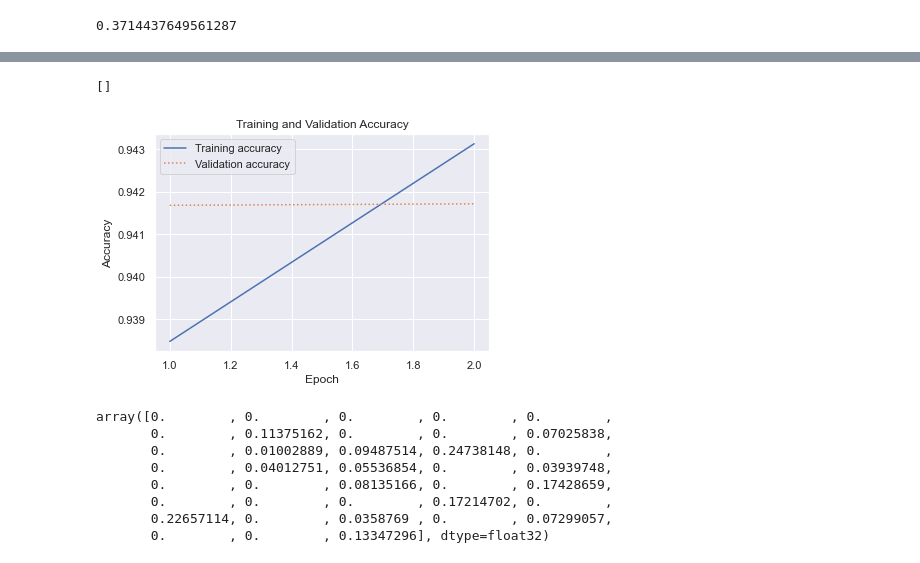
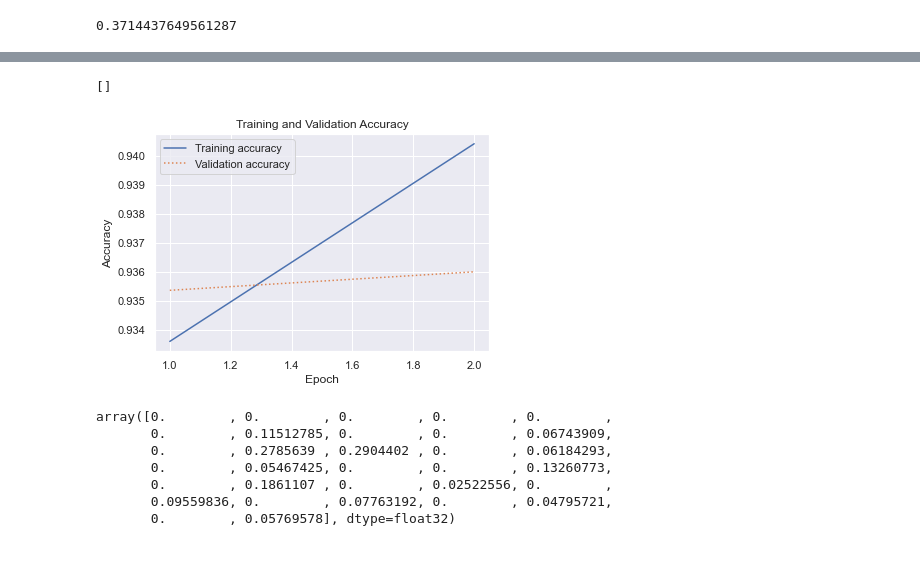
Before and after one commit to steven-lm/Genre-Classifier, a Jupyter notebook: notebook.ipynb, the cells around one changed output, grey strips where cells are left out. Cells and saved outputs as stored; diff of their text form; code cells hidden in the pictures.

```diff
--- a/notebook.ipynb
+++ b/notebook.ipynb
@@ -186,0 +196,13 @@ len(set(all_genres))
+# %%
+def clean_fiction(Genres):
+    for i in Genres:
+        if i in fiction_sub:
+            if 'Fantasy' not in Genres:
+                Genres.append('Fantasy')
+                Genres.remove(i)
+            else:
+                Genres.remove(i)
+    return Genres
+# %%
+df['Genres'] = df['Genres'].apply(lambda x: clean_fiction(x))
+df['Genres'] = df['Genres'].apply(lambda x: clean_fiction(x))
@@ -261,6 +310,9 @@ def remove_stopwords(text):
 
     # remove all stopwords
     text = [word for word in text_tokens if word not in cachedStopWords]
+
+    # remove words with less than 3 characters
+    text = [word for word in text if len(word) >= 3]
     text = ' '.join(text)
 
     return text
@@ -396,8 +439,10 @@ def build_model():
     model = Sequential()
     model.add(Embedding(max_features, embedding_vector_length, input_length=500))
     model.add(Flatten())
-    model.add(Dense(38, activation='relu'))
-    model.add(Dense(38, activation='relu'))
-    model.compile(loss='binary_crossentropy',optimizer='adam', metrics=['accuracy'])
+    model.add(Dense(32, activation='relu'))
+    model.add(Dropout(0.3))
+    model.add(Dense(32, activation='relu'))
+    #model.add(Dense(38, activation='softmax'))
+    model.compile(loss='binary_crossentropy',optimizer='RMSprop', metrics=['accuracy'])
     print(model.summary())
     return model
@@ -476,21 +498,21 @@ Epoch 2/2
 # %%
 import seaborn as sns
 import matplotlib.pyplot as plt
 %matplotlib inline
 
 sns.set()
-acc = hist.history['accuracy']
-val = hist.history['val_accuracy']
+acc = final_model.history['accuracy']
+val = final_model.history['val_accuracy']
 epochs = range(1, len(acc) + 1)
 
 plt.plot(epochs, acc, '-', label='Training accuracy')
 plt.plot(epochs, val, ':', label='Validation accuracy')
 plt.title('Training and Validation Accuracy')
 plt.xlabel('Epoch')
 plt.ylabel('Accuracy')
 plt.legend(loc='upper left')
 plt.plot()
 # %% [output]
 []
-[figure, old version]
+[figure, new version]
 # %%
@@ -499,11 +520,10 @@ y_class = model.predict_classes(x_test_new)
 # %%
-y_pred[0]
+out[0]
 # %% [output]
 array([0.        , 0.        , 0.        , 0.        , 0.        ,
-       0.        , 0.11375162, 0.        , 0.        , 0.07025838,
-       0.        , 0.01002889, 0.09487514, 0.24738148, 0.        ,
-       0.        , 0.04012751, 0.05536854, 0.        , 0.03939748,
-       0.        , 0.        , 0.08135166, 0.        , 0.17428659,
-       0.        , 0.        , 0.        , 0.17214702, 0.        ,
-       0.22657114, 0.        , 0.0358769 , 0.        , 0.07299057,
-       0.        , 0.        , 0.13347296], dtype=float32)
+       0.        , 0.11512785, 0.        , 0.        , 0.06743909,
+       0.        , 0.2785639 , 0.2904402 , 0.        , 0.06184293,
+       0.        , 0.05467425, 0.        , 0.        , 0.13260773,
+       0.        , 0.1861107 , 0.        , 0.02522556, 0.        ,
+       0.09559836, 0.        , 0.07763192, 0.        , 0.04795721,
+       0.        , 0.05769578], dtype=float32)
```
Also changed, not shown: parts of 40 cells of this notebook.
